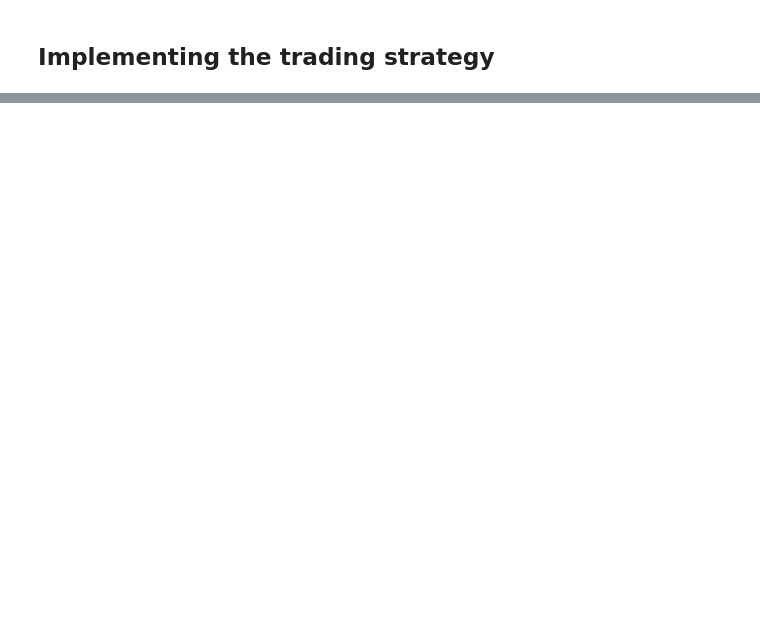
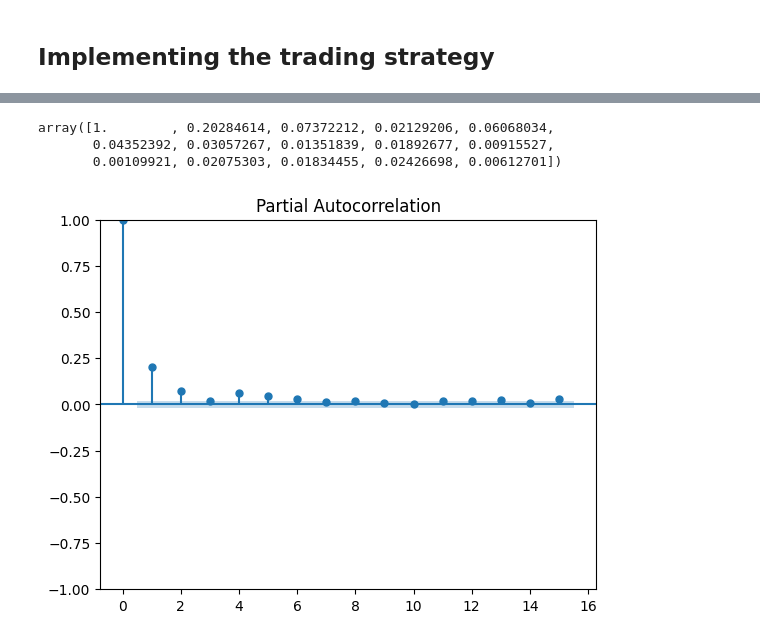
Before and after one commit to profitviews/workshops, a Jupyter notebook: Research.ipynb, the cells around one changed output, grey strips where cells are left out. Drawn from its saved outputs; the diff is of its cells as text; code cells hidden in the pictures; blank space fills up the shorter version.

```diff
--- a/Backtesting.ipynb
+++ b/Research.ipynb
@@ -459,0 +435,17 @@ fig.show()
+# %%
+from statsmodels.tsa.stattools import pacf
+from statsmodels.graphics.tsaplots import plot_pacf
+
+
+Y = np.array(np.log(cf['close'] / cf['close'].shift(1)).dropna())
+
+V = np.power(Y, 2)
+
+plot_pacf(V, lags=15, method='ols')
+
+pacf(V)[:15]
+# %% [output]
+array([1.        , 0.20284614, 0.07372212, 0.02129206, 0.06068034,
+       0.04352392, 0.03057267, 0.01351839, 0.01892677, 0.00915527,
+       0.00109921, 0.02075303, 0.01834455, 0.02426698, 0.00612701])
+[figure, added]
```
Also changed, not shown: parts of 18 cells of this notebook, 2 other files.
